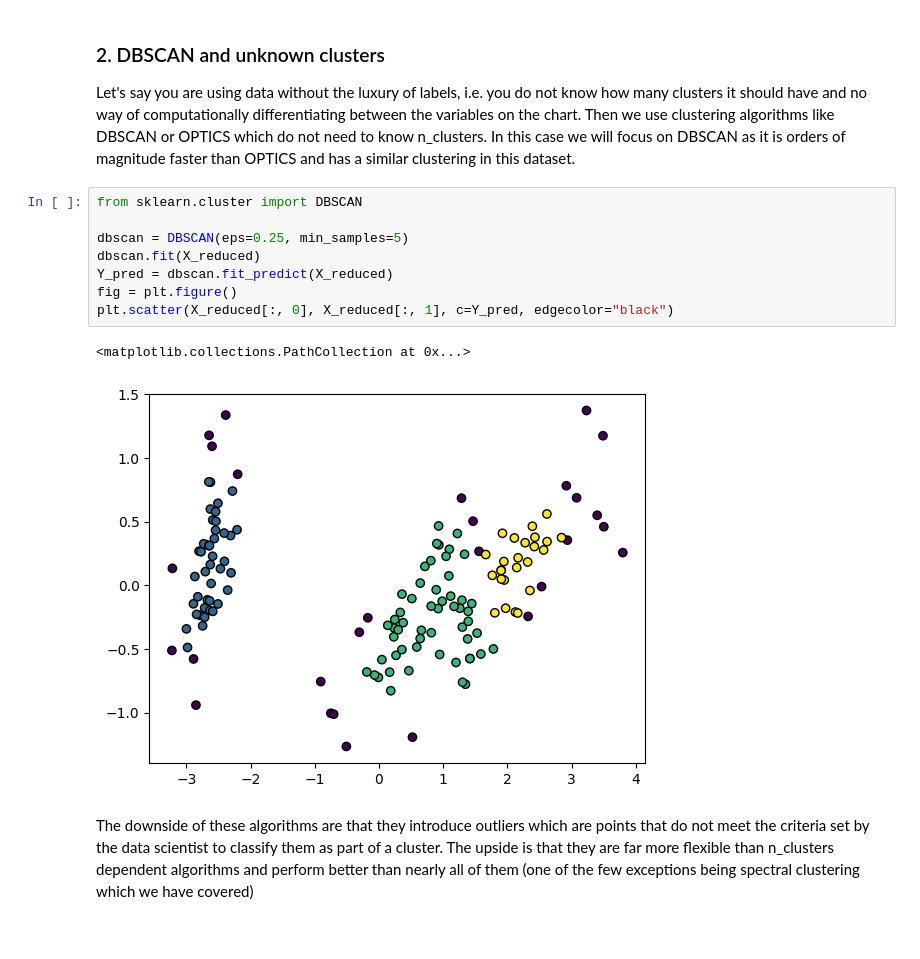
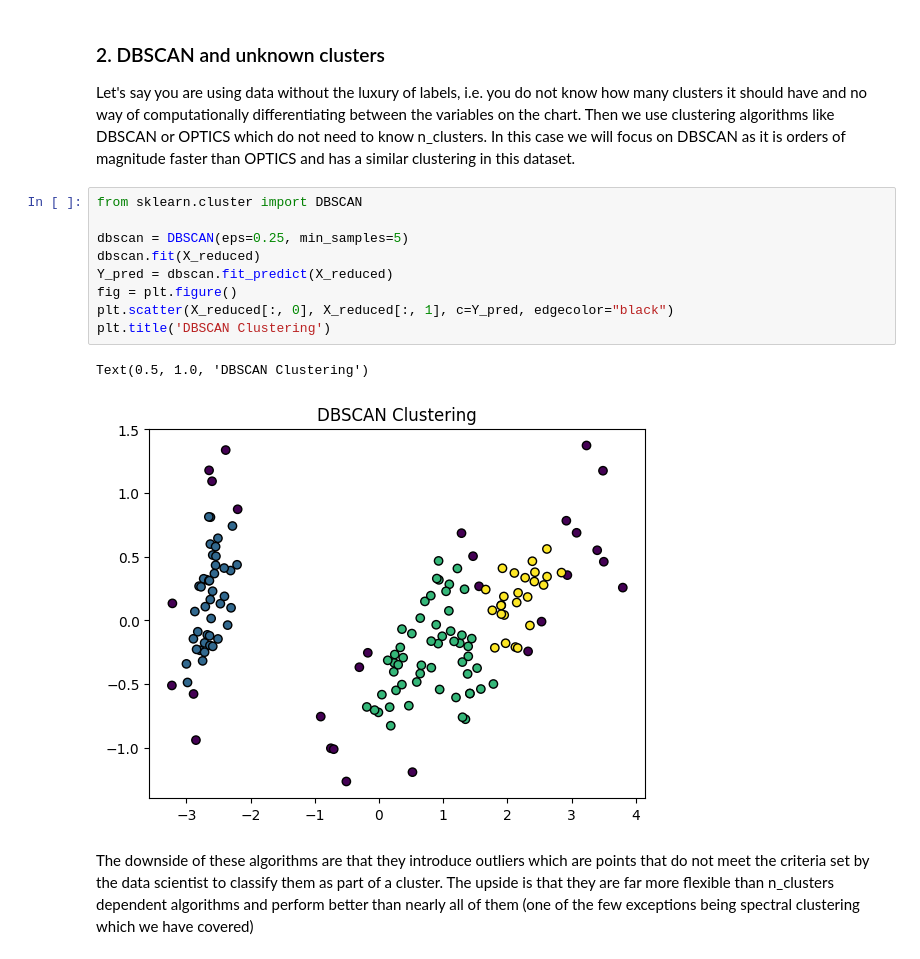
Before and after one commit to Niceguy0111/IS-445, a Jupyter notebook: finalProject/IS445_daviddy2_General_Public.ipynb, the cells around one changed output. Drawn from its saved outputs; the diff is of its cells as text.

Commit message:
Added DBSCAN Clustering title to final scatter plot

```diff
--- a/finalProject/IS445_daviddy2_General_Public.ipynb
+++ b/finalProject/IS445_daviddy2_General_Public.ipynb
@@ -98,13 +98,14 @@ Let's say you are using data without the luxury of labels, i.e. you do not know
 # %%
 from sklearn.cluster import DBSCAN
 
 dbscan = DBSCAN(eps=0.25, min_samples=5)
 dbscan.fit(X_reduced)
 Y_pred = dbscan.fit_predict(X_reduced)
 fig = plt.figure()
 plt.scatter(X_reduced[:, 0], X_reduced[:, 1], c=Y_pred, edgecolor="black")
+plt.title('DBSCAN Clustering')
 # %% [output]
-<matplotlib.collections.PathCollection at 0x...>
+Text(0.5, 1.0, 'DBSCAN Clustering')
-[figure, old version]
+[figure, new version]
 # %% [markdown]
 The downside of these algorithms are that they introduce outliers which are points that do not meet the criteria set by the data scientist to classify them as part of a cluster. The upside is that they are far more flexible than n_clusters dependent algorithms and perform better than nearly all of them (one of the few exceptions being spectral clustering which we have covered)
```
Also changed, not shown: parts of 1 cell of this notebook.
